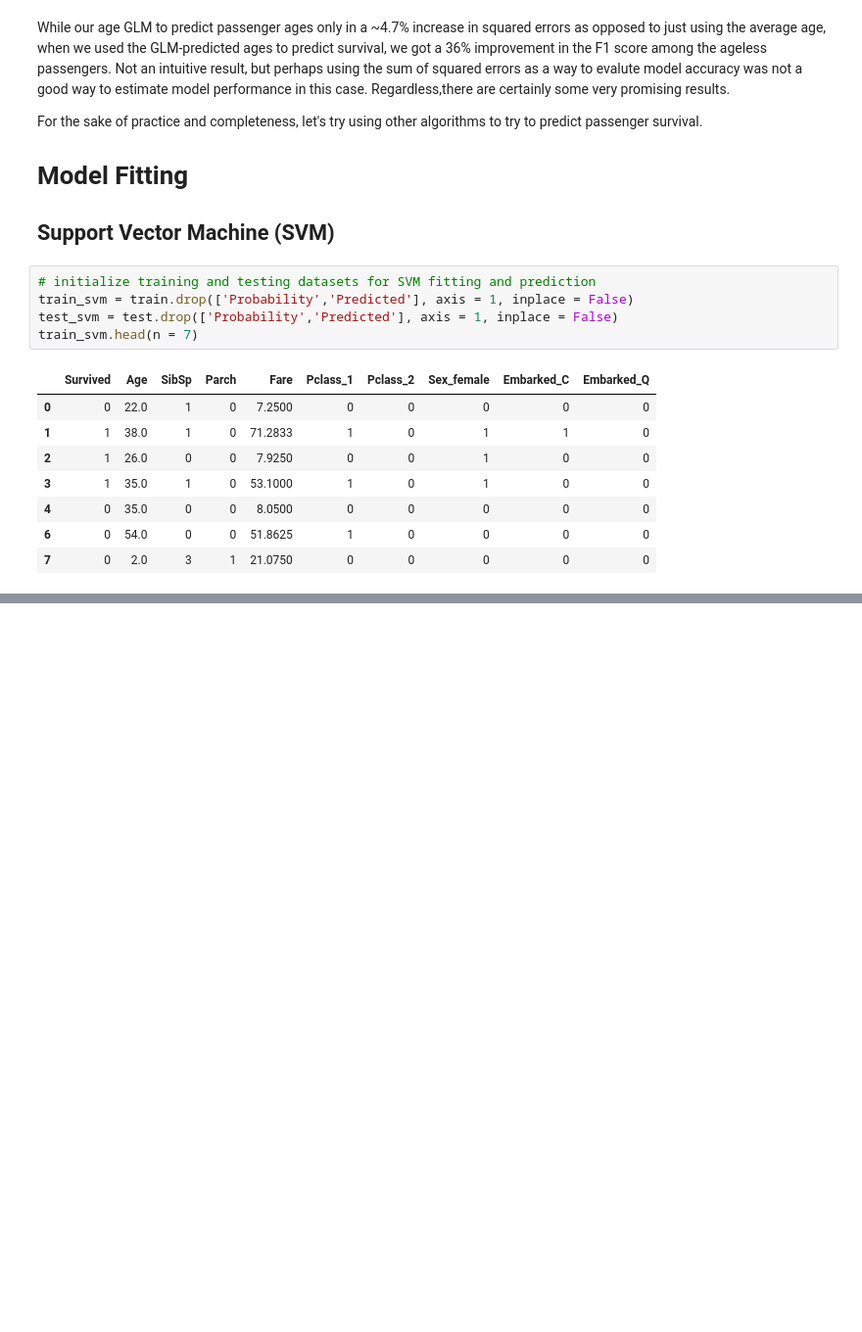
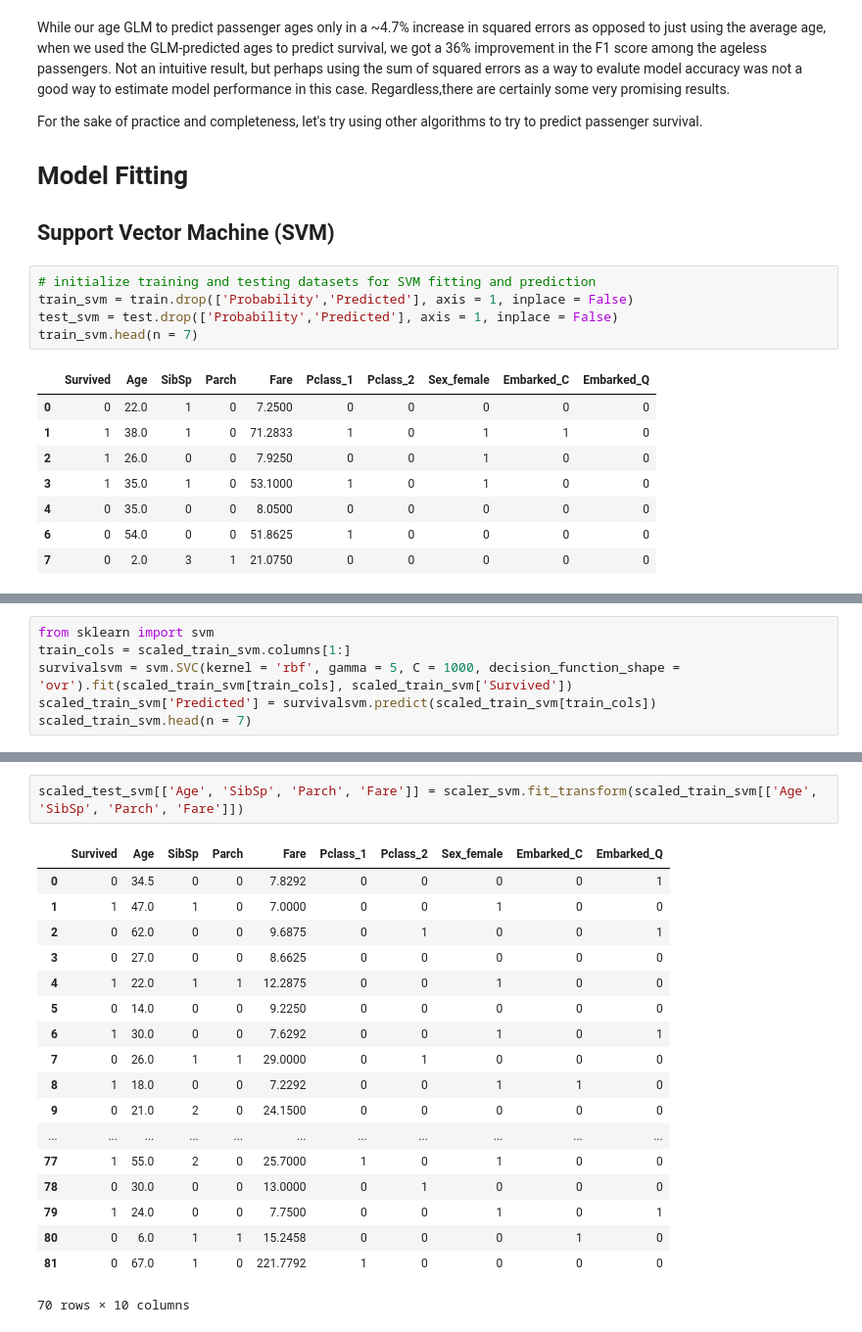
Before and after one commit to VCZLee/Jupyter-Notebooks, a Jupyter notebook: Kaggle/Titanic/Titanic Dataset - Python and data science basics.ipynb, the cells around one changed output, grey strips where cells are left out. Shown at 98% size. Drawn from its saved outputs; the diff is of its cells as text; blank space fills up the shorter version.

```diff
--- a/Kaggle/Titanic/Titanic Dataset - Python and data science basics.ipynb
+++ b/Kaggle/Titanic/Titanic Dataset - Python and data science basics.ipynb
@@ -607,0 +610,6 @@ scaled_train_svm.head(n = 7)
+# %%
+from sklearn import svm
+train_cols = scaled_train_svm.columns[1:]
+survivalsvm = svm.SVC(kernel = 'rbf', gamma = 5, C = 1000, decision_function_shape = 'ovr').fit(scaled_train_svm[train_cols], scaled_train_svm['Survived'])
+scaled_train_svm['Predicted'] = survivalsvm.predict(scaled_train_svm[train_cols])
+scaled_train_svm.head(n = 7)
@@ -607,0 +647,21 @@ scaled_train_svm.head(n = 7)
+# %%
+scaled_test_svm[['Age', 'SibSp', 'Parch', 'Fare']] = scaler_svm.fit_transform(scaled_train_svm[['Age', 'SibSp', 'Parch', 'Fare']])
+# %% [output]
+|  | Survived | Age | SibSp | Parch | Fare | Pclass_1 | Pclass_2 | Sex_female | Embarked_C | Embarked_Q |
+| 0 | 0 | 34.5 | 0 | 0 | 7.8292 | 0 | 0 | 0 | 0 | 1 |
+| 1 | 1 | 47.0 | 1 | 0 | 7.0000 | 0 | 0 | 1 | 0 | 0 |
+| 2 | 0 | 62.0 | 0 | 0 | 9.6875 | 0 | 1 | 0 | 0 | 1 |
+| 3 | 0 | 27.0 | 0 | 0 | 8.6625 | 0 | 0 | 0 | 0 | 0 |
+| 4 | 1 | 22.0 | 1 | 1 | 12.2875 | 0 | 0 | 1 | 0 | 0 |
+| 5 | 0 | 14.0 | 0 | 0 | 9.2250 | 0 | 0 | 0 | 0 | 0 |
+| 6 | 1 | 30.0 | 0 | 0 | 7.6292 | 0 | 0 | 1 | 0 | 1 |
+| 7 | 0 | 26.0 | 1 | 1 | 29.0000 | 0 | 1 | 0 | 0 | 0 |
+| 8 | 1 | 18.0 | 0 | 0 | 7.2292 | 0 | 0 | 1 | 1 | 0 |
+| 9 | 0 | 21.0 | 2 | 0 | 24.1500 | 0 | 0 | 0 | 0 | 0 |
+| ... | ... | ... | ... | ... | ... | ... | ... | ... | ... | ... |
+| 77 | 1 | 55.0 | 2 | 0 | 25.7000 | 1 | 0 | 1 | 0 | 0 |
+| 78 | 0 | 30.0 | 0 | 0 | 13.0000 | 0 | 1 | 0 | 0 | 0 |
+| 79 | 1 | 24.0 | 0 | 0 | 7.7500 | 0 | 0 | 1 | 0 | 1 |
+| 80 | 0 | 6.0 | 1 | 1 | 15.2458 | 0 | 0 | 0 | 1 | 0 |
+| 81 | 0 | 67.0 | 1 | 0 | 221.7792 | 1 | 0 | 0 | 0 | 0 |
+70 rows × 10 columns
```
Also changed, not shown: parts of 6 cells of this notebook.
